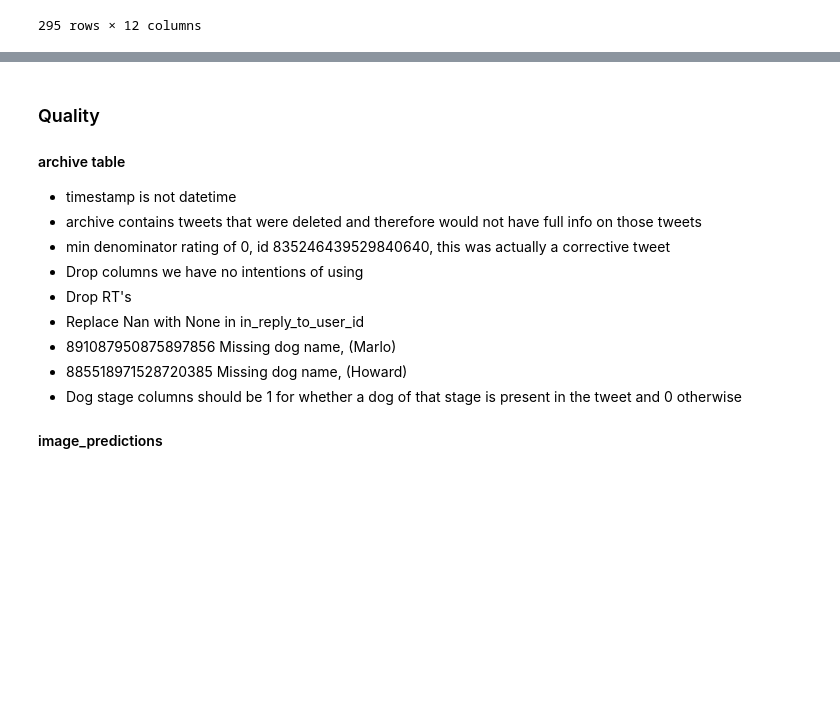
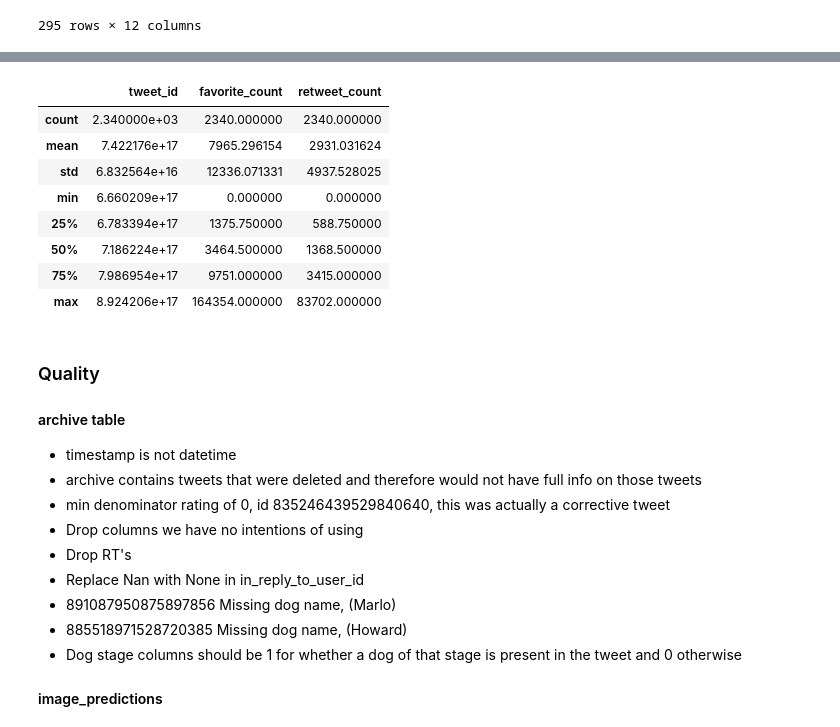
Before and after one commit to joey5405/WeRateDogs-Analysis---Udacity, a Jupyter notebook: wrangle_act.ipynb, the cells around one changed output, grey strips where cells are left out. Saved outputs shown, nothing was run; the diff lists cells and outputs as text; code cells hidden in the pictures; blank space fills up the shorter version.

Commit message:
Chore: Add prograamtic assessments for api_tweets table

```diff
--- a/wrangle_act.ipynb
+++ b/wrangle_act.ipynb
@@ -68,21 +63,0 @@ api.get_status(1078824826243088384, tweet_mode='extended')._json['full_text']
-# %%
-start = timer()
-missing_tweets = {}
-with open('tweet_json.txt', mode='w') as file:
-    for ids in archive.tweet_id:
-        try:
-            tweet=api.get_status(ids,tweet_mode='extended')._json
-            json.dump(tweet,file)
-            file.write('\n')
-        except tweepy.TweepError as e:
-            print("Fail")
-            missing_tweets[ids]=e
-            pass
-
-end = timer()
-print(end - start)
-# %%
-with open('missing_tweets.txt',mode='w') as file:
-    for key in missing_tweets.keys():
-        file.write(str(key))
-        file.write('\n')
@@ -99,8 +97,8 @@ with open('tweet_json.txt', mode='r') as file:
         df_list.append({'tweet_id':tweet_id,
                         'favorite_count':favorite_count,
                         'retweet_count':retweet_count})
-df = pd.DataFrame(df_list, columns = ['tweet_id','favorite_count','retweet_count'])
-df.head()
+api_tweets = pd.DataFrame(df_list, columns = ['tweet_id','favorite_count','retweet_count'])
+api_tweets.head()
 # %% [output]
 |  | tweet_id | favorite_count | retweet_count |
 | 0 | 892420643555336193 | 38043 | 8320 |
@@ -350,3 +370,15 @@ image_predictions[image_predictions["img_num"]!=1]
+# %%
+api_tweets.describe()
+# %% [output]
+|  | tweet_id | favorite_count | retweet_count |
+| count | 2.340000e+03 | 2340.000000 | 2340.000000 |
+| mean | 7.422176e+17 | 7965.296154 | 2931.031624 |
+| std | 6.832564e+16 | 12336.071331 | 4937.528025 |
+| min | 6.660209e+17 | 0.000000 | 0.000000 |
+| 25% | 6.783394e+17 | 1375.750000 | 588.750000 |
+| 50% | 7.186224e+17 | 3464.500000 | 1368.500000 |
+| 75% | 7.986954e+17 | 9751.000000 | 3415.000000 |
+| max | 8.924206e+17 | 164354.000000 | 83702.000000 |
 # %% [markdown]
 ### Quality
 
```
Also changed, not shown: parts of 10 cells of this notebook.
